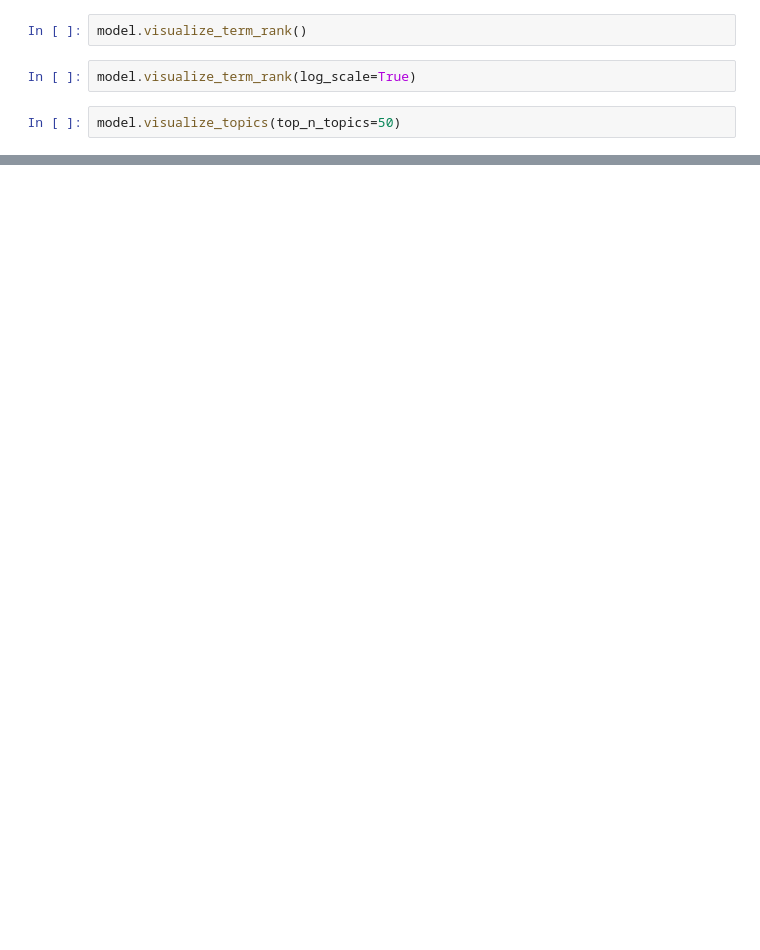
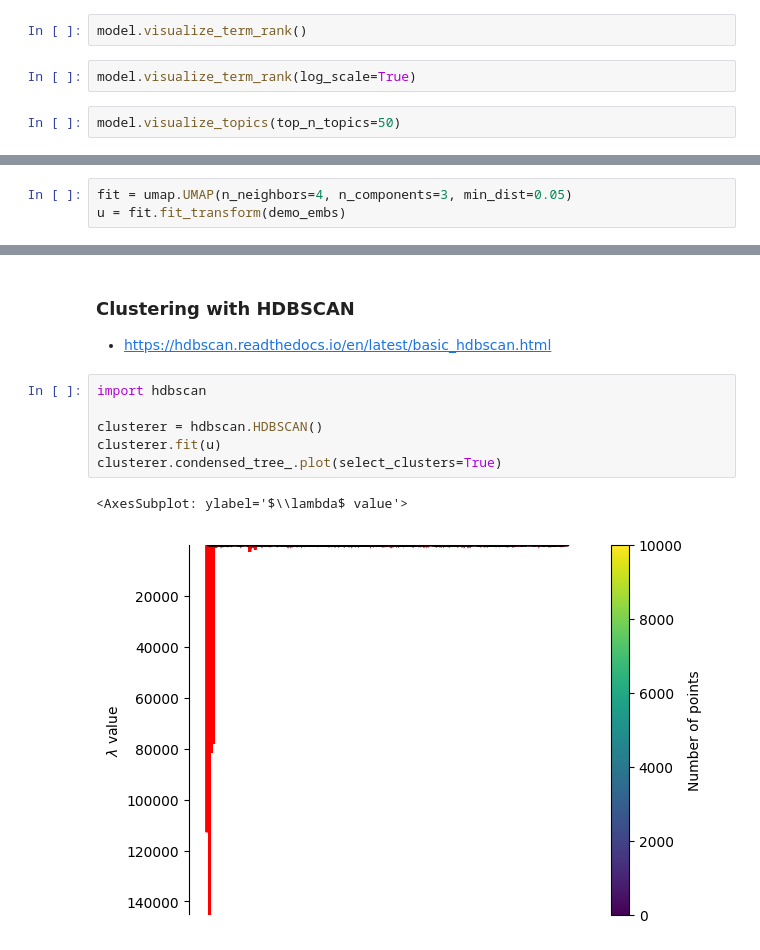
Before and after one commit to johnsonice/HuggingFace_Demos, a Jupyter notebook: examples/sentence_bert_applications/topic_model/notebook/basic_topic_model.ipynb, the cells around one changed output, grey strips where cells are left out. Cells and saved outputs as stored; diff of their text form; blank space fills up the shorter version.

```diff
--- a/examples/sentence_bert_applications/topic_model/notebook/basic_topic_model.ipynb
+++ b/examples/sentence_bert_applications/topic_model/notebook/basic_topic_model.ipynb
@@ -140,0 +335,3 @@ coherence
+# %%
+fit = umap.UMAP(n_neighbors=4, n_components=3, min_dist=0.05)
+u = fit.fit_transform(demo_embs)
@@ -140,0 +354,12 @@ coherence
+# %% [markdown]
+### Clustering with HDBSCAN
+- https://hdbscan.readthedocs.io/en/latest/basic_hdbscan.html
+# %%
+import hdbscan
+
+clusterer = hdbscan.HDBSCAN()
+clusterer.fit(u)
+clusterer.condensed_tree_.plot(select_clusters=True)
+# %% [output]
+<AxesSubplot: ylabel='$\\lambda$ value'>
+[figure, added]
```
Also changed, not shown: parts of 58 cells of this notebook, 1 other file.
